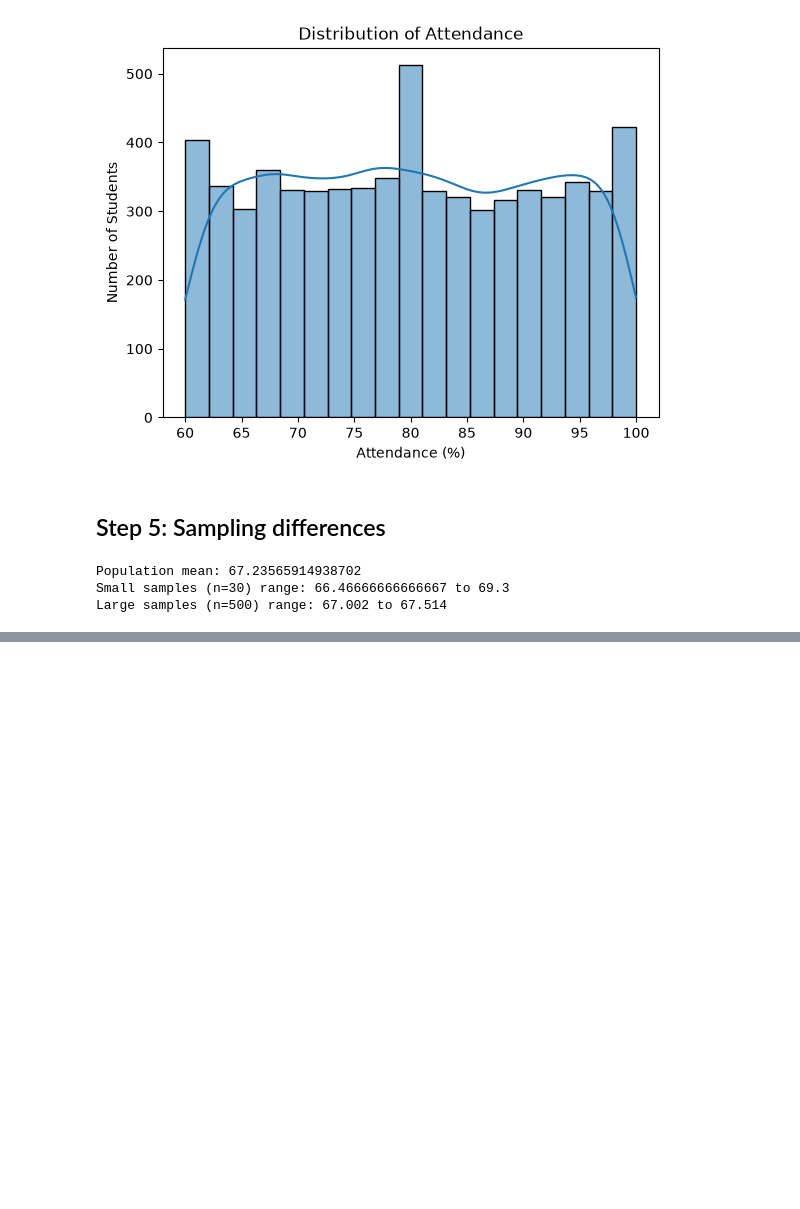
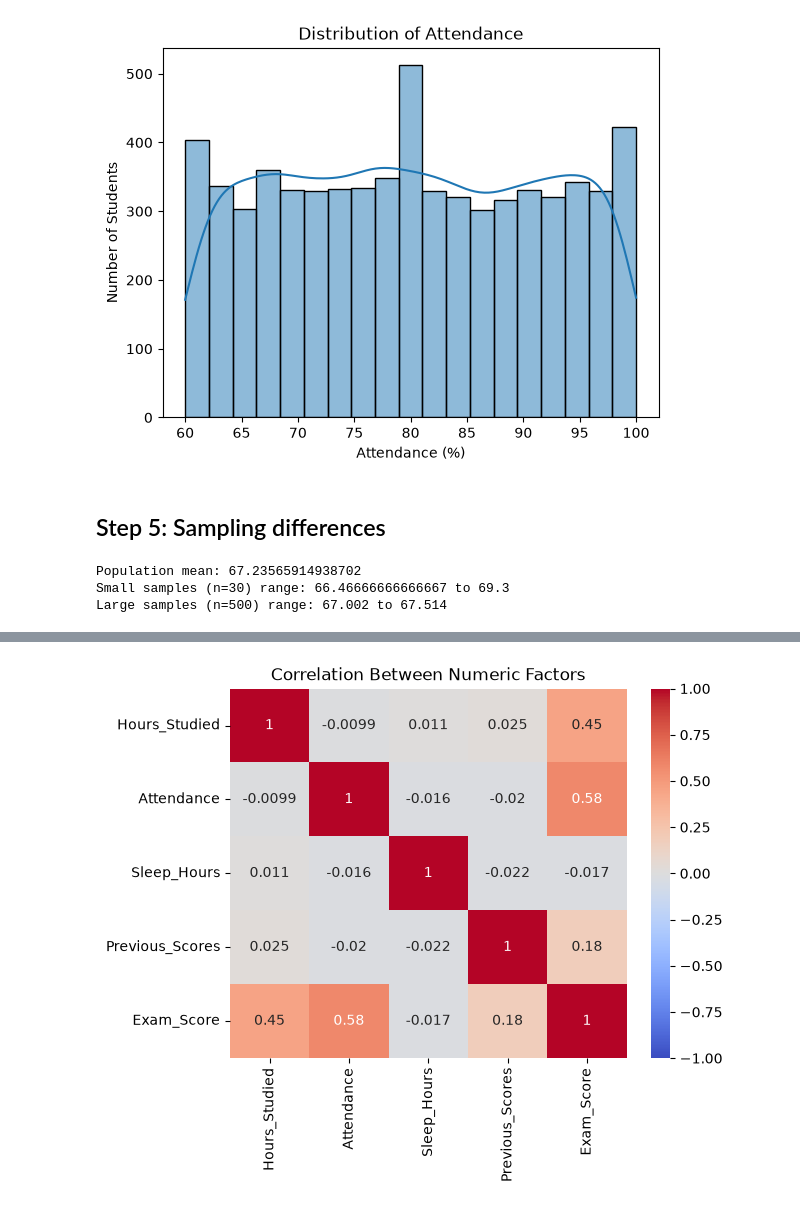
Before and after one commit to Lightleonardo/student-performance-analysis, a Jupyter notebook: notebooks/analysis.ipynb, the cells around one changed output, grey strips where cells are left out. Saved outputs shown, nothing was run; the diff lists cells and outputs as text; code cells hidden in the pictures; blank space fills up the shorter version.

```diff
--- a/notebooks/analysis.ipynb
+++ b/notebooks/analysis.ipynb
@@ -133,0 +136,4 @@ Large samples (n=500) range: 67.002 to 67.514
+# %%
+numeric_cols = ["Hours_Studied", "Attendance", "Sleep_Hours", "Previous_Scores", "Exam_Score"]
+corr_matrix = df[numeric_cols].corr()
+corr_matrix
@@ -133,0 +156,7 @@ Large samples (n=500) range: 67.002 to 67.514
+# %%
+fig, ax = plt.subplots()
+sns.heatmap(corr_matrix, annot=True, cmap="coolwarm", vmin=-1, vmax=1, ax=ax)
+ax.set_title("Correlation Between Numeric Factors")
+fig.savefig("../charts/04_correlation_heatmap.png", dpi=150, bbox_inches="tight")
+# %% [output]
+[figure, added]
```
Also changed, not shown: parts of 3 cells of this notebook, 3 other files.
